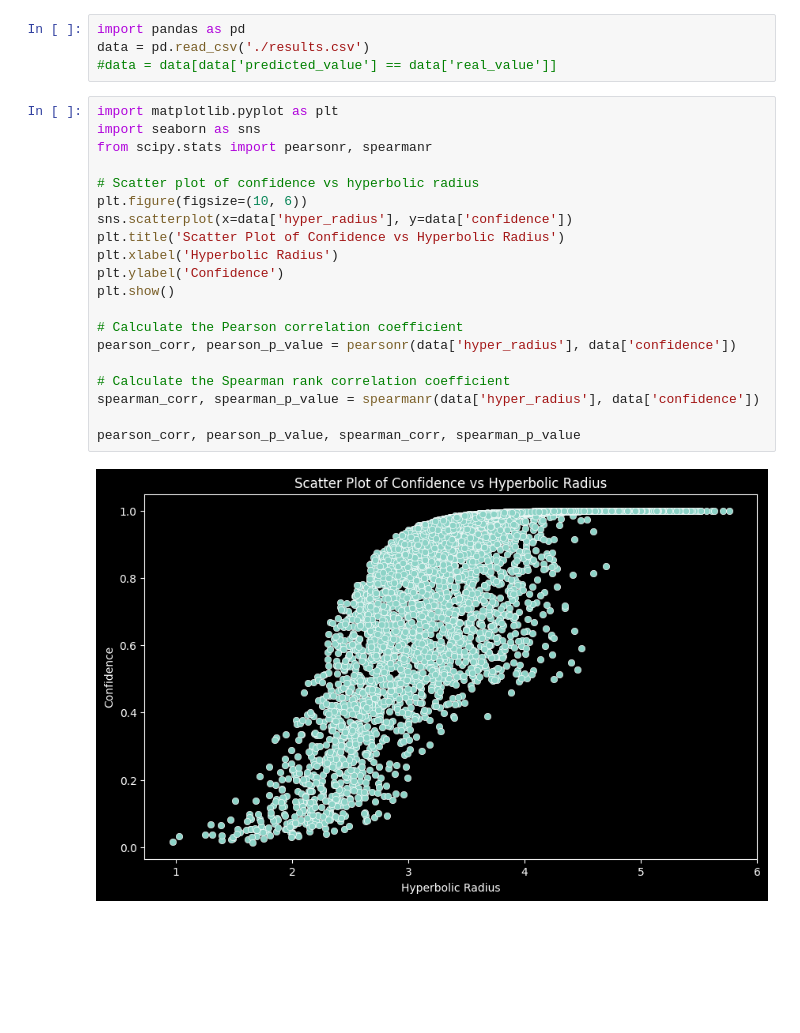
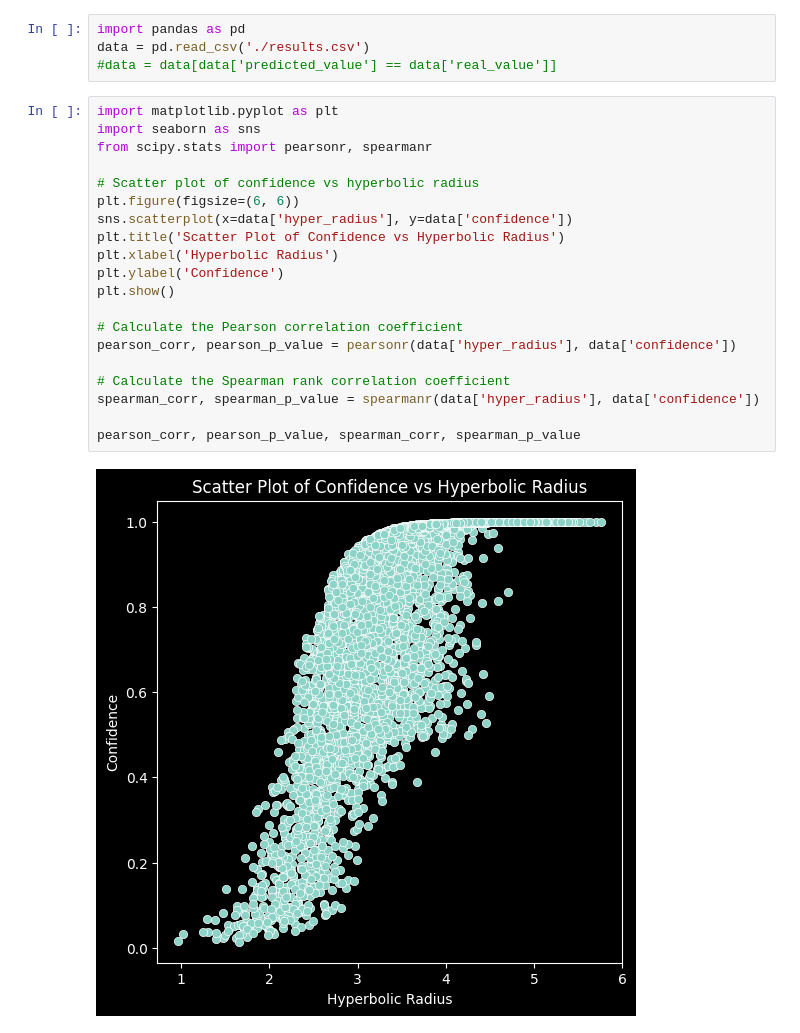
Before and after one commit to Fascetta/Radius-Regularization, a Jupyter notebook: code/classification/custom_test.ipynb, the cells around one changed output. Saved outputs shown, nothing was run; the diff lists cells and outputs as text; blank space fills up the shorter version.

Commit message:
Added Scatter Plot of Confidence vs Hyperbolic Radius

```diff
--- a/code/classification/custom_test.ipynb
+++ b/code/classification/custom_test.ipynb
@@ -5,22 +5,22 @@ data = pd.read_csv('./results.csv')
 # %%
 import matplotlib.pyplot as plt
 import seaborn as sns
 from scipy.stats import pearsonr, spearmanr
 
 # Scatter plot of confidence vs hyperbolic radius
-plt.figure(figsize=(10, 6))
+plt.figure(figsize=(6, 6))
 sns.scatterplot(x=data['hyper_radius'], y=data['confidence'])
 plt.title('Scatter Plot of Confidence vs Hyperbolic Radius')
 plt.xlabel('Hyperbolic Radius')
 plt.ylabel('Confidence')
 plt.show()
 
 # Calculate the Pearson correlation coefficient
 pearson_corr, pearson_p_value = pearsonr(data['hyper_radius'], data['confidence'])
 
 # Calculate the Spearman rank correlation coefficient
 spearman_corr, spearman_p_value = spearmanr(data['hyper_radius'], data['confidence'])
 
 pearson_corr, pearson_p_value, spearman_corr, spearman_p_value
 # %% [output]
-[figure, old version]
+[figure, new version]
```
Also changed, not shown: parts of 3 cells of this notebook.
